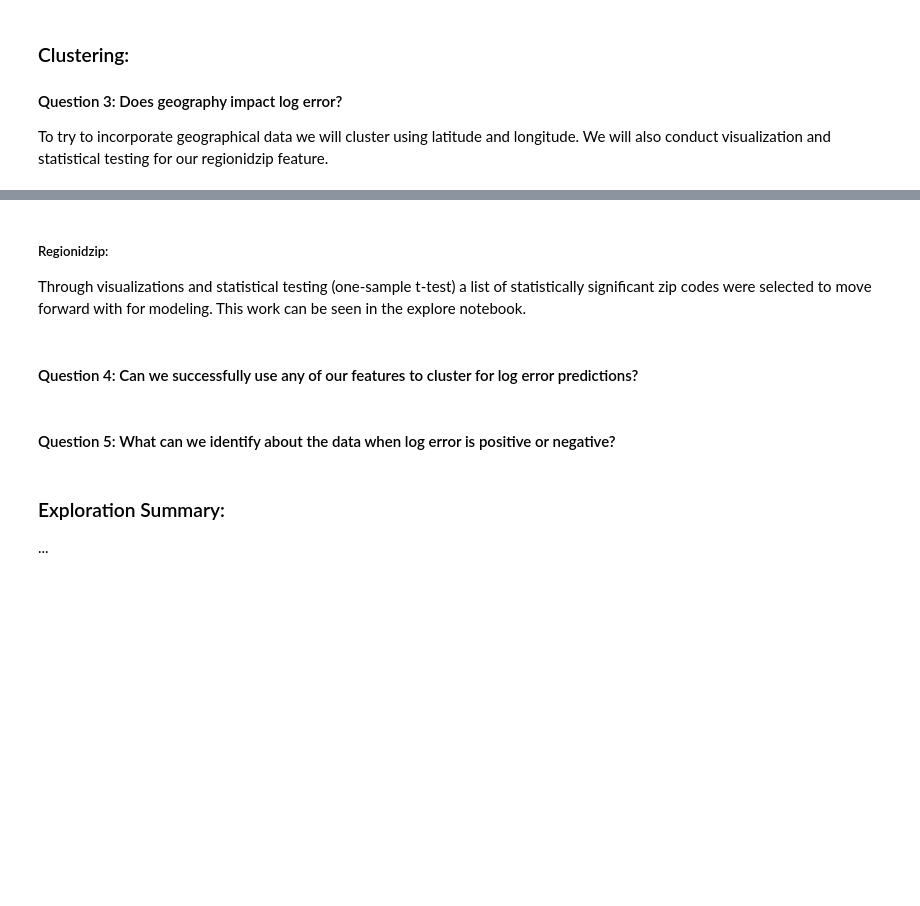
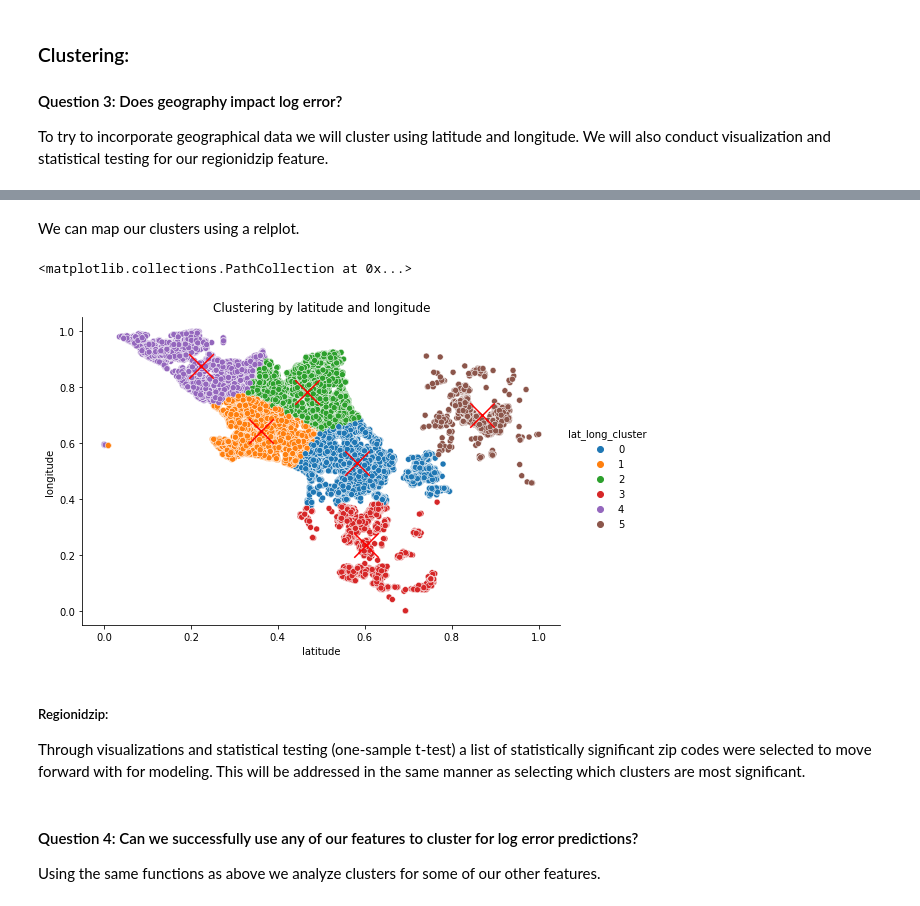
Before and after one commit to watermanbrandyn/clustering_project, a Jupyter notebook: Final Report.ipynb, the cells around one changed output, grey strips where cells are left out. Cells and saved outputs as stored; diff of their text form; code cells hidden in the pictures; blank space fills up the shorter version.

```diff
--- a/Final Report.ipynb
+++ b/Final Report.ipynb
@@ -154,10 +170,19 @@ To try to incorporate geographical data we will cluster using latitude and longi
+# %%
+# Use of clustering_cols() function to find our centroids and add our cluster column to train, validate, and test
+centroids, train, validate, test = e.clustering_cols(train, validate, test, col1, 6, 'lat_long_cluster')
+# %% [markdown]
+We can map our clusters using a relplot.
+# %%
+# Visualizing our clusters and centroids
+sns.relplot(data=train, x='latitude', y='longitude', hue='lat_long_cluster', aspect=1.5)
+plt.title('Clustering by latitude and longitude')
+plt.scatter(centroids.latitude, centroids.longitude, marker='x', s=600, c='red')
+# %% [output]
+<matplotlib.collections.PathCollection at 0x...>
+[figure, added]
 # %% [markdown]
 ##### Regionidzip:
-Through visualizations and statistical testing (one-sample t-test) a list of statistically significant zip codes were selected to move forward with for modeling. This work can be seen in the explore notebook.
+Through visualizations and statistical testing (one-sample t-test) a list of statistically significant zip codes were selected to move forward with for modeling. This will be addressed in the same manner as selecting which clusters are most significant.
 # %% [markdown]
 #### Question 4: Can we successfully use any of our features to cluster for log error predictions?
+Using the same functions as above we analyze clusters for some of our other features.
-# %% [markdown]
-#### Question 5: What can we identify about the data when log error is positive or negative?
-# %% [markdown]
-### Exploration Summary:
-...
```
Also changed, not shown: parts of 24 cells of this notebook.
